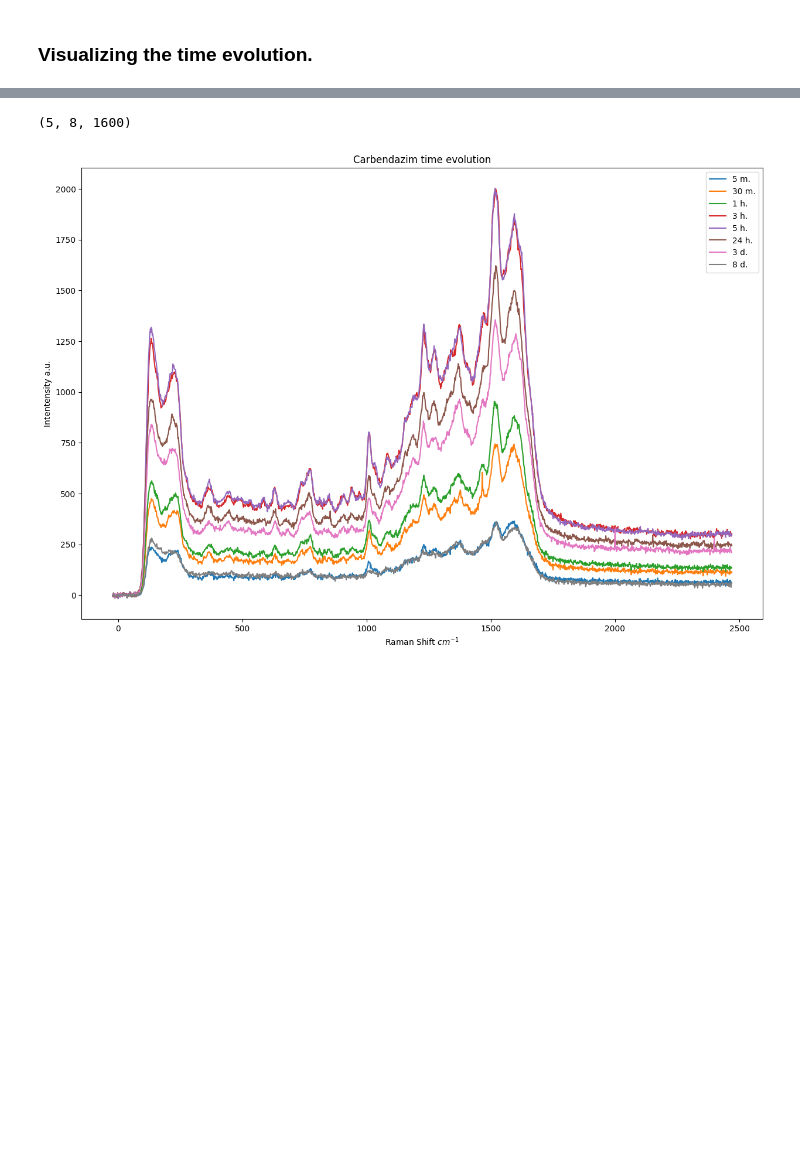
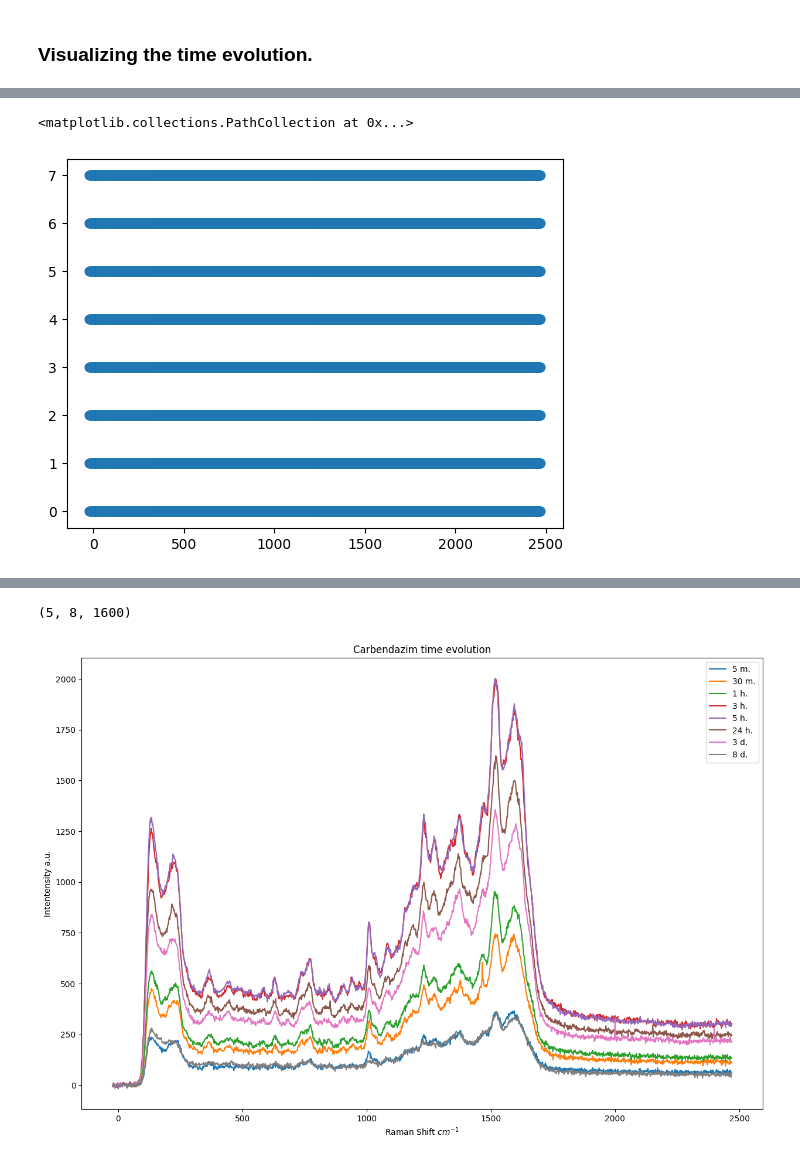
Before and after one commit to anva-kn/Raman, a Jupyter notebook: Publication/Aging&Time_evol.ipynb, the cells around one changed output, grey strips where cells are left out. Drawn from its saved outputs; the diff is of its cells as text; code cells hidden in the pictures; blank space fills up the shorter version.

```diff
--- a/Publication/Aging&Time_evol.ipynb
+++ b/Publication/Aging&Time_evol.ipynb
@@ -252,0 +314,5 @@ car_aceta_aceph_power_snr_log = 10 * np.log10(car_aceta_aceph_power_snr)
+# %%
+plt.scatter(X, Y)
+# %% [output]
+<matplotlib.collections.PathCollection at 0x...>
+[figure, added]
```
Also changed, not shown: parts of 22 cells of this notebook.
